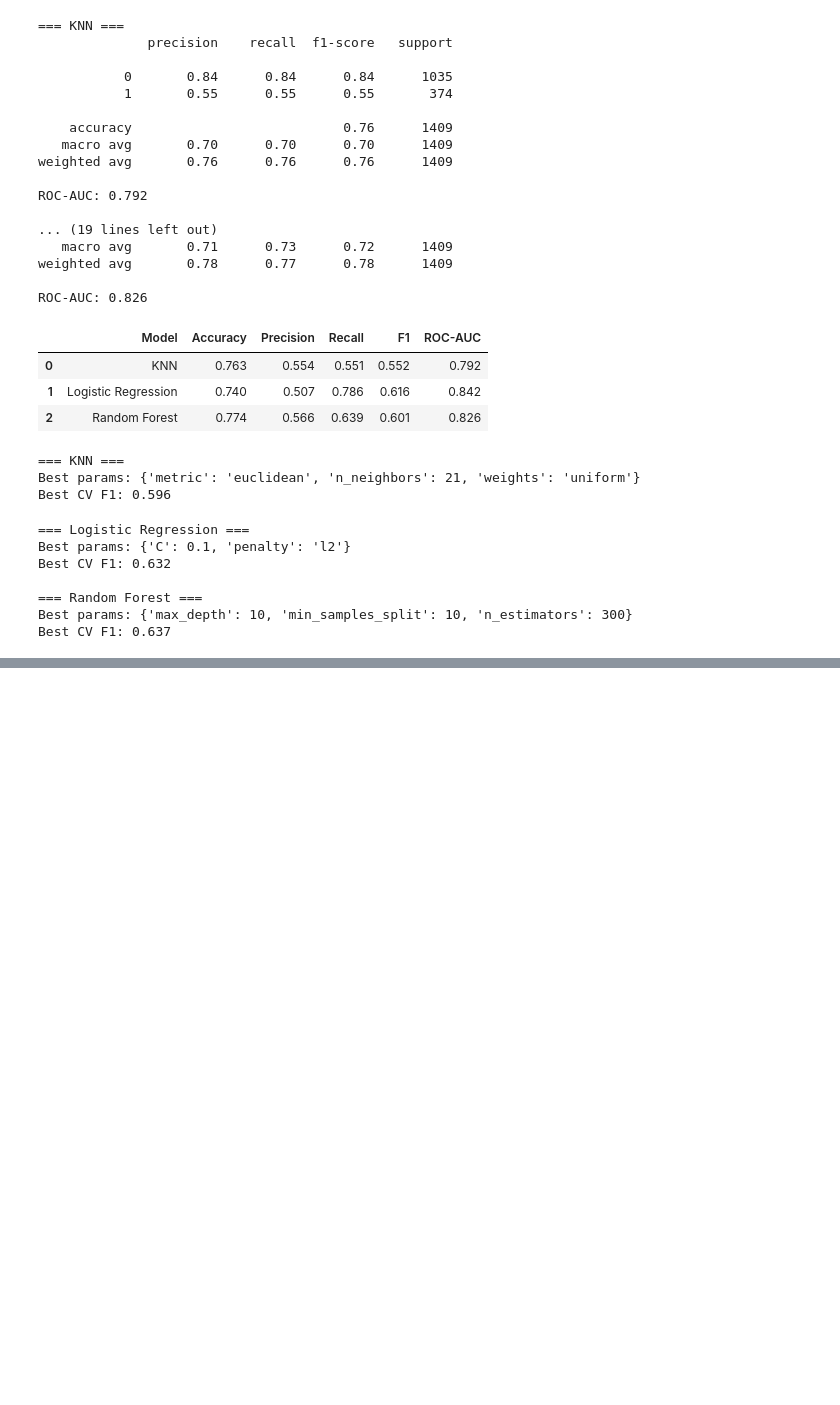
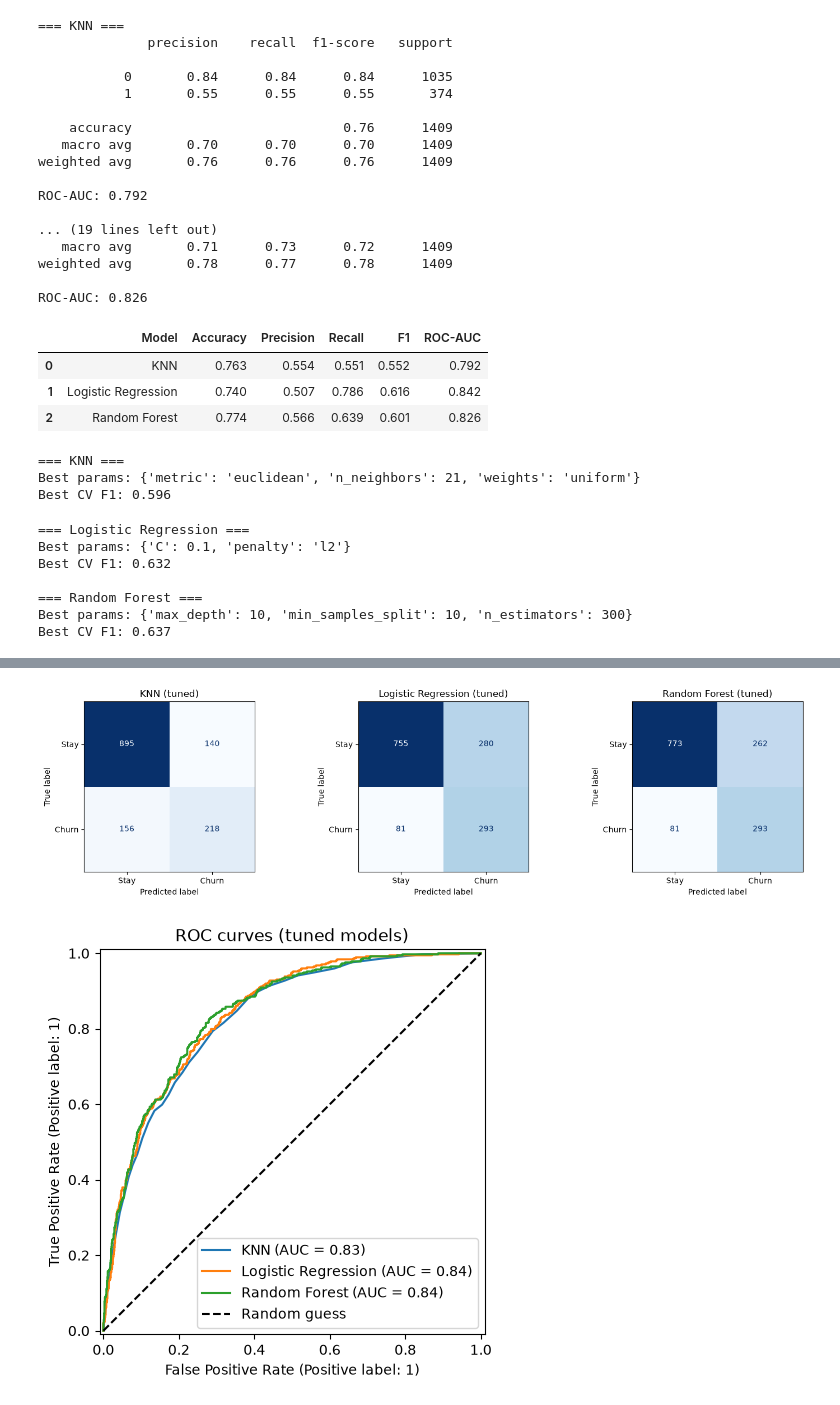
Before and after one commit to Ometh24/Telco_churn_prediction, a Jupyter notebook: Task2_preprocessing_models.ipynb, the cells around one changed output, grey strips where cells are left out. Drawn from its saved outputs; the diff is of its cells as text; code cells hidden in the pictures; blank space fills up the shorter version.

Commit message:
Extend KNN grid and evaluate tuned models on test set and Add confusion matrices and ROC curves for tuned models

```diff
--- a/Task2_preprocessing_models.ipynb
+++ b/Task2_preprocessing_models.ipynb
@@ -182,3 +182,16 @@ Best CV F1: 0.632
 === Random Forest ===
 Best params: {'max_depth': 10, 'min_samples_split': 10, 'n_estimators': 300}
 Best CV F1: 0.637
+# %%
+knn_grid = {
+    "n_neighbors": [15, 21, 27, 33, 41, 51],
+    "weights": ["uniform", "distance"],
+    "metric": ["euclidean", "manhattan"],
+}
+knn_search = GridSearchCV(KNeighborsClassifier(), knn_grid, scoring="f1", cv=cv, n_jobs=-1)
+knn_search.fit(X_train_scaled, y_train)
+
+print("Best params:", knn_search.best_params_)
+print("Best CV F1:", round(knn_search.best_score_, 3))
+
+best_models["KNN"] = knn_search.best_estimator_
@@ -184,0 +233,26 @@ Best CV F1: 0.637
+# %%
+import matplotlib.pyplot as plt
+from sklearn.metrics import ConfusionMatrixDisplay, RocCurveDisplay
+
+# Confusion matrices
+fig, axes = plt.subplots(1, 3, figsize=(15, 4))
+for ax, (name, X_t) in zip(axes, tuned_sets.items()):
+    ConfusionMatrixDisplay.from_estimator(
+        best_models[name], X_t, y_test, ax=ax,
+        display_labels=["Stay", "Churn"], cmap="Blues", colorbar=False
+    )
+    ax.set_title(name + " (tuned)")
+plt.tight_layout()
+plt.show()
+
+# ROC curves
+fig, ax = plt.subplots(figsize=(6, 5))
+for name, X_t in tuned_sets.items():
+    RocCurveDisplay.from_estimator(best_models[name], X_t, y_test, ax=ax, name=name)
+ax.plot([0, 1], [0, 1], "k--", label="Random guess")
+ax.set_title("ROC curves (tuned models)")
+ax.legend()
+plt.show()
+# %% [output]
+[figure, added]
+[figure, added]
```
Also changed, not shown: parts of 2 cells of this notebook, 1 other file.
